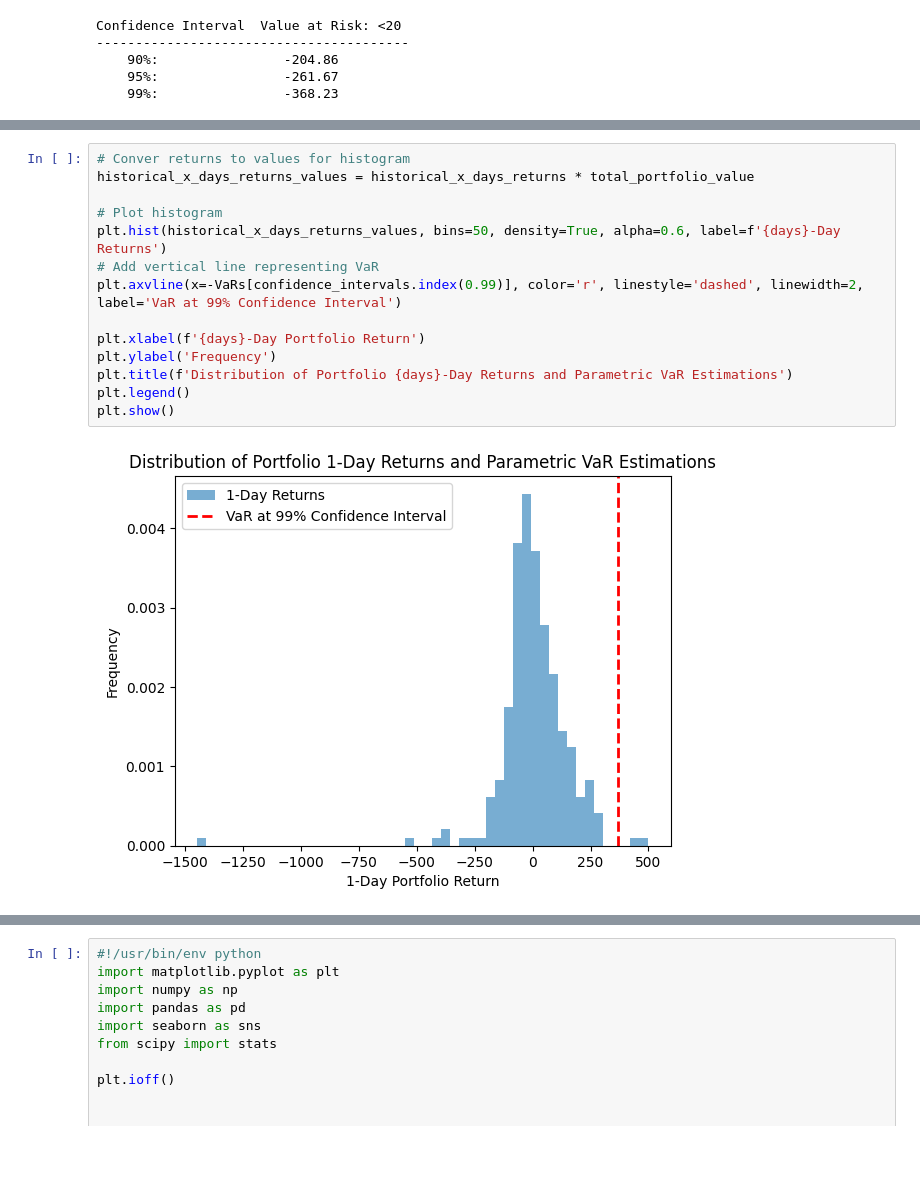
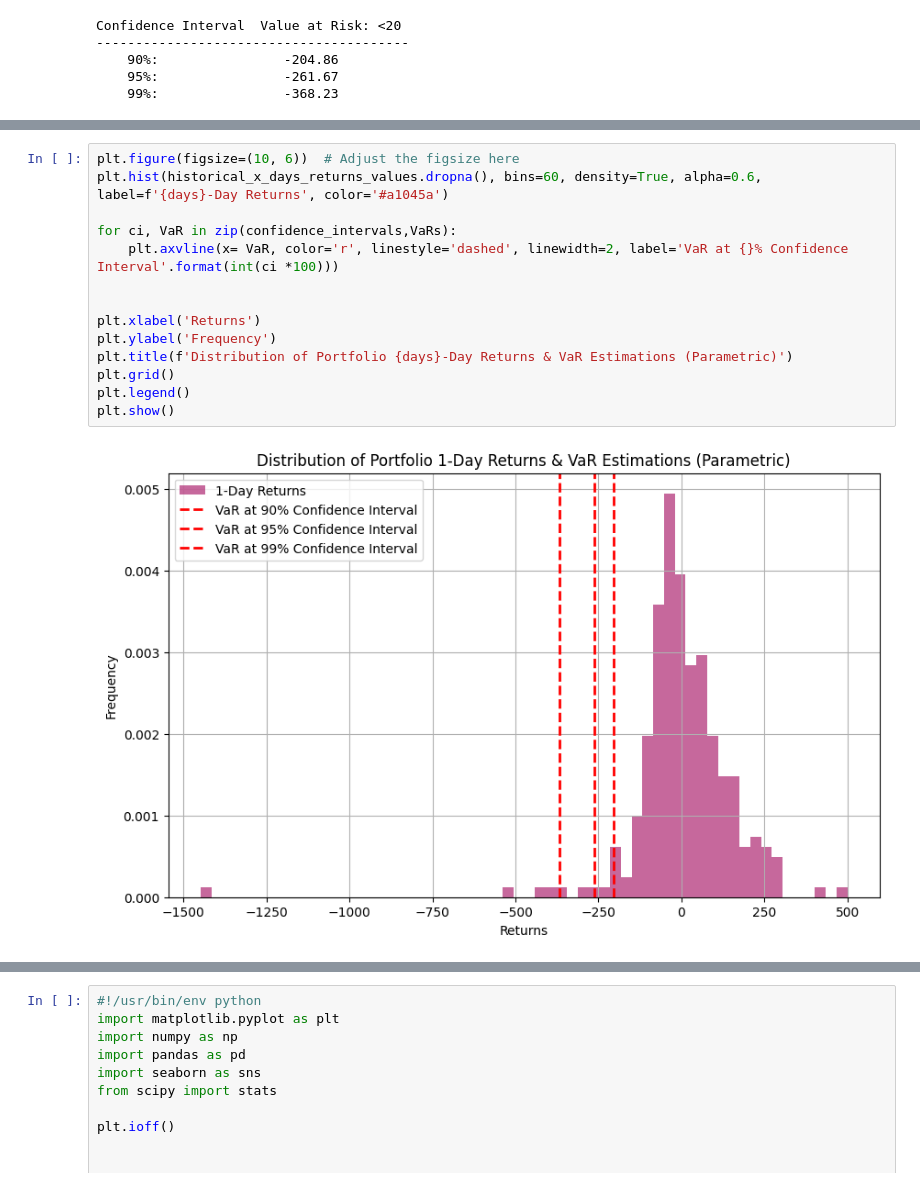
Before and after one commit to userlele78/Risk-Management-Project, a Jupyter notebook: Code/parametric-VaR.ipynb, the cells around one changed output, grey strips where cells are left out. Drawn from its saved outputs; the diff is of its cells as text; blank space fills up the shorter version.

```diff
--- a/Code/parametric-VaR.ipynb
+++ b/Code/parametric-VaR.ipynb
@@ -244,16 +307,16 @@ Confidence Interval  Value at Risk: <20
 # %%
-# Conver returns to values for histogram
-historical_x_days_returns_values = historical_x_days_returns * total_portfolio_value
+plt.figure(figsize=(10, 6))  # Adjust the figsize here
+plt.hist(historical_x_days_returns_values.dropna(), bins=60, density=True, alpha=0.6, label=f'{days}-Day Returns', color='#a1045a')
 
-# Plot histogram
-plt.hist(historical_x_days_returns_values, bins=50, density=True, alpha=0.6, label=f'{days}-Day Returns')
-# Add vertical line representing VaR
-plt.axvline(x=-VaRs[confidence_intervals.index(0.99)], color='r', linestyle='dashed', linewidth=2, label='VaR at 99% Confidence Interval')
+for ci, VaR in zip(confidence_intervals,VaRs):
+    plt.axvline(x= VaR, color='r', linestyle='dashed', linewidth=2, label='VaR at {}% Confidence Interval'.format(int(ci *100)))
 
-plt.xlabel(f'{days}-Day Portfolio Return')
+
+plt.xlabel('Returns')
 plt.ylabel('Frequency')
-plt.title(f'Distribution of Portfolio {days}-Day Returns and Parametric VaR Estimations')
+plt.title(f'Distribution of Portfolio {days}-Day Returns & VaR Estimations (Parametric)')
+plt.grid()
 plt.legend()
 plt.show()
 # %% [output]
-[figure, old version]
+[figure, new version]
```
Also changed, not shown: parts of 7 cells of this notebook.
